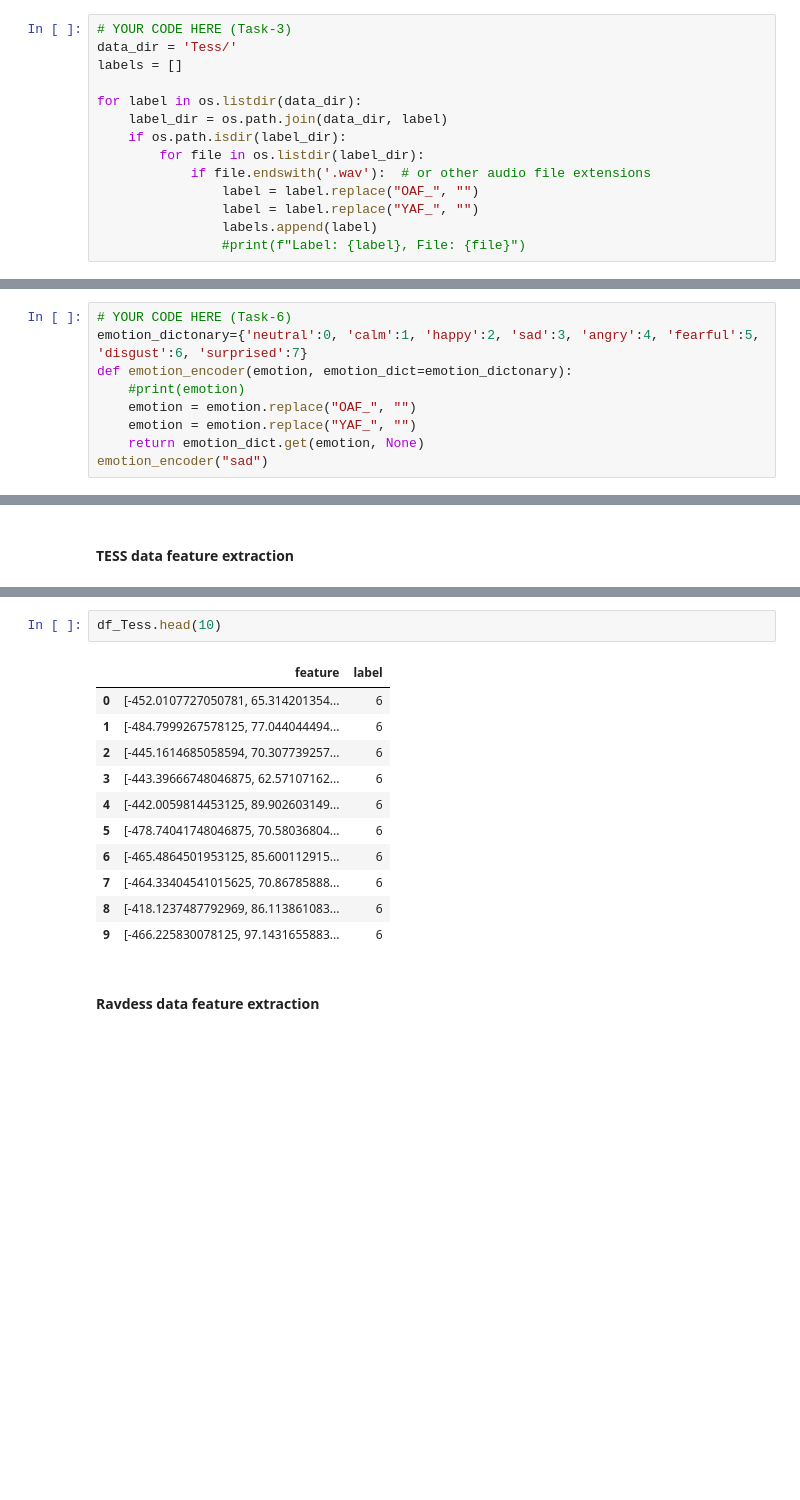
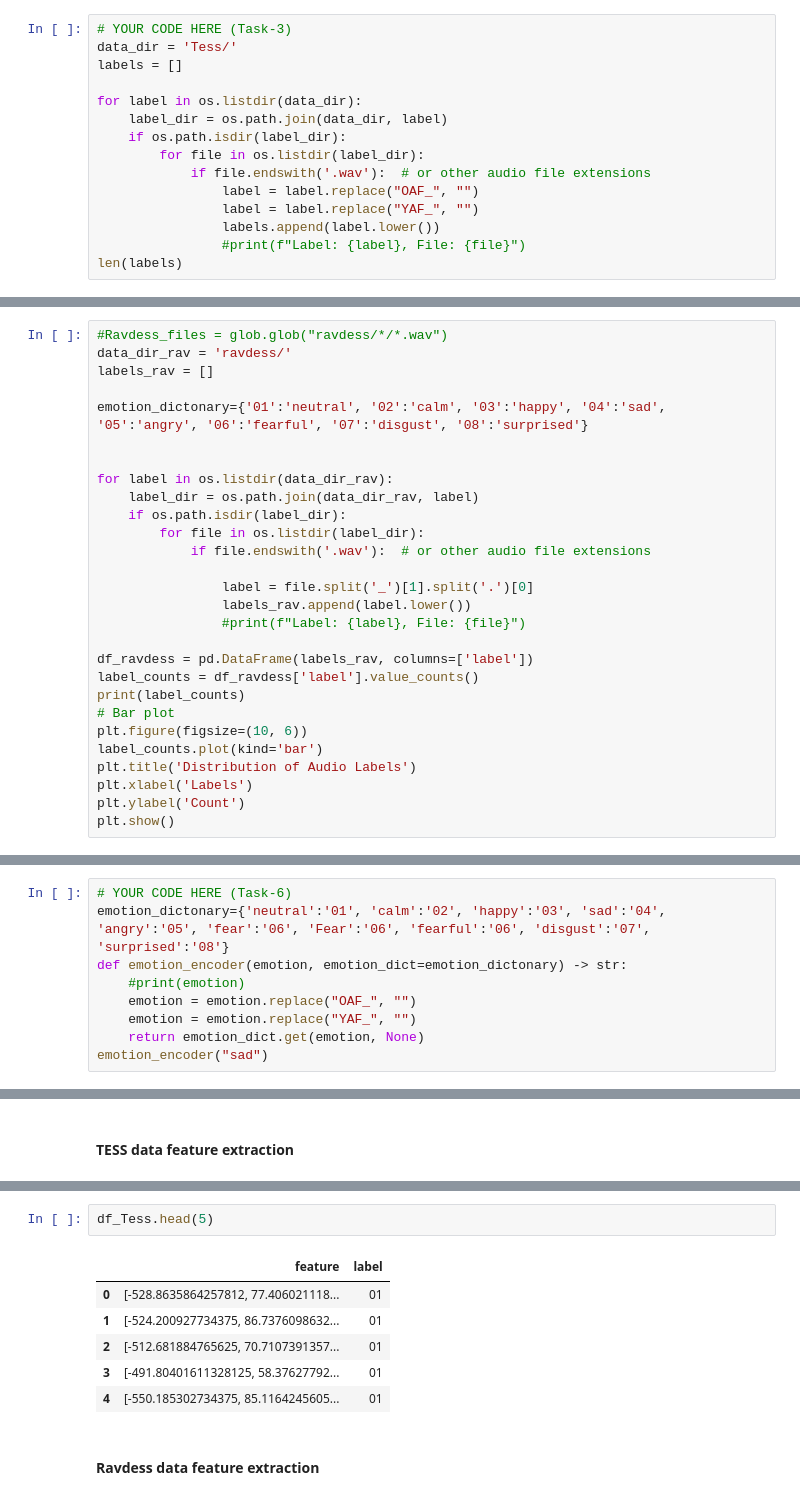
Before and after one commit to vchandraiitk/datascience, a Jupyter notebook: Vikas_M3_NB_MiniProject_3_Emotion_Classification_from_Speech.ipynb, the cells around one changed output, grey strips where cells are left out. Cells and saved outputs as stored; diff of their text form; blank space fills up the shorter version.

```diff
--- a/Vikas_M3_NB_MiniProject_3_Emotion_Classification_from_Speech.ipynb
+++ b/Vikas_M3_NB_MiniProject_3_Emotion_Classification_from_Speech.ipynb
@@ -175,5 +175,6 @@ for label in os.listdir(data_dir):
             if file.endswith('.wav'):  # or other audio file extensions
                 label = label.replace("OAF_", "")
                 label = label.replace("YAF_", "")
-                labels.append(label)
+                labels.append(label.lower())
                 #print(f"Label: {label}, File: {file}")
+len(labels)
@@ -204,2 +206,30 @@ Name: count, dtype: int64
 # %% [markdown]
 #### Visualize sample audio signal using librosa
+# %%
+#Ravdess_files = glob.glob("ravdess/*/*.wav")
+data_dir_rav = 'ravdess/'
+labels_rav = []
+
+emotion_dictonary={'01':'neutral', '02':'calm', '03':'happy', '04':'sad', '05':'angry', '06':'fearful', '07':'disgust', '08':'surprised'}
+
+
+for label in os.listdir(data_dir_rav):
+    label_dir = os.path.join(data_dir_rav, label)
+    if os.path.isdir(label_dir):
+        for file in os.listdir(label_dir):
+            if file.endswith('.wav'):  # or other audio file extensions
+
+                label = file.split('_')[1].split('.')[0]
+                labels_rav.append(label.lower())
+                #print(f"Label: {label}, File: {file}")
+
+df_ravdess = pd.DataFrame(labels_rav, columns=['label'])
+label_counts = df_ravdess['label'].value_counts()
+print(label_counts)
+# Bar plot
+plt.figure(figsize=(10, 6))
+label_counts.plot(kind='bar')
+plt.title('Distribution of Audio Labels')
+plt.xlabel('Labels')
+plt.ylabel('Count')
+plt.show()
@@ -267,8 +330,8 @@ array([-4.52010773e+02,  6.53142014e+01,  8.76070690e+00, -7.88586915e-01,
 #### Create a dictionary or a function to encode the emotions
 # %%
 # YOUR CODE HERE (Task-6)
-emotion_dictonary={'neutral':0, 'calm':1, 'happy':2, 'sad':3, 'angry':4, 'fearful':5, 'disgust':6, 'surprised':7}
-def emotion_encoder(emotion, emotion_dict=emotion_dictonary):
+emotion_dictonary={'neutral':'01', 'calm':'02', 'happy':'03', 'sad':'04', 'angry':'05', 'fear':'06', 'Fear':'06', 'fearful':'06', 'disgust':'07', 'surprised':'08'}
+def emotion_encoder(emotion, emotion_dict=emotion_dictonary) -> str:
     #print(emotion)
     emotion = emotion.replace("OAF_", "")
     emotion = emotion.replace("YAF_", "")
@@ -294,16 +352,11 @@ for file in Tess_files:
 # %%
-df_Tess.head(10)
+df_Tess.head(5)
 # %% [output]
 |  | feature | label |
-| 0 | [-452.0107727050781, 65.314201354... | 6 |
-| 1 | [-484.7999267578125, 77.044044494... | 6 |
-| 2 | [-445.1614685058594, 70.307739257... | 6 |
-| 3 | [-443.39666748046875, 62.57107162... | 6 |
-| 4 | [-442.0059814453125, 89.902603149... | 6 |
-| 5 | [-478.74041748046875, 70.58036804... | 6 |
-| 6 | [-465.4864501953125, 85.600112915... | 6 |
-| 7 | [-464.33404541015625, 70.86785888... | 6 |
-| 8 | [-418.1237487792969, 86.113861083... | 6 |
-| 9 | [-466.225830078125, 97.1431655883... | 6 |
+| 0 | [-528.8635864257812, 77.406021118... | 01 |
+| 1 | [-524.200927734375, 86.7376098632... | 01 |
+| 2 | [-512.681884765625, 70.7107391357... | 01 |
+| 3 | [-491.80401611328125, 58.37627792... | 01 |
+| 4 | [-550.185302734375, 85.1164245605... | 01 |
 # %% [markdown]
 #### Ravdess data feature extraction
```
Also changed, not shown: parts of 18 cells of this notebook.
